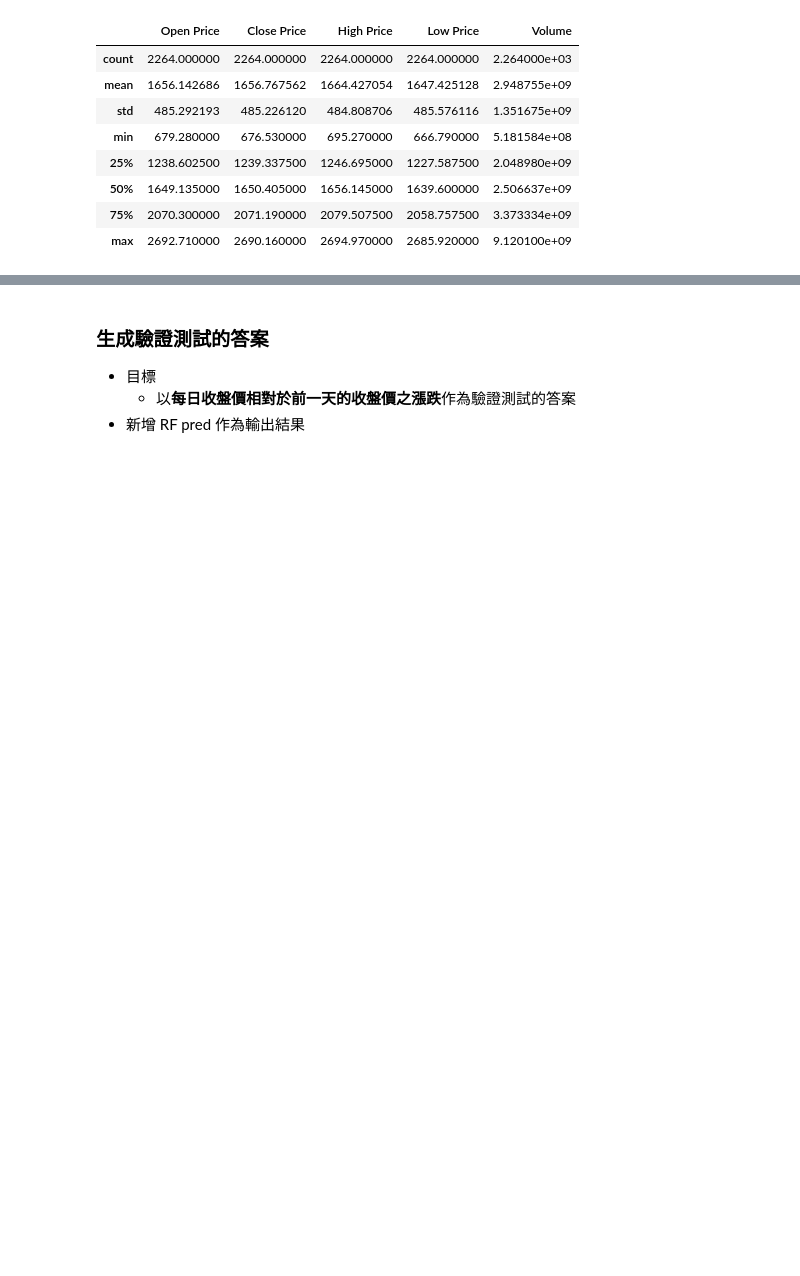
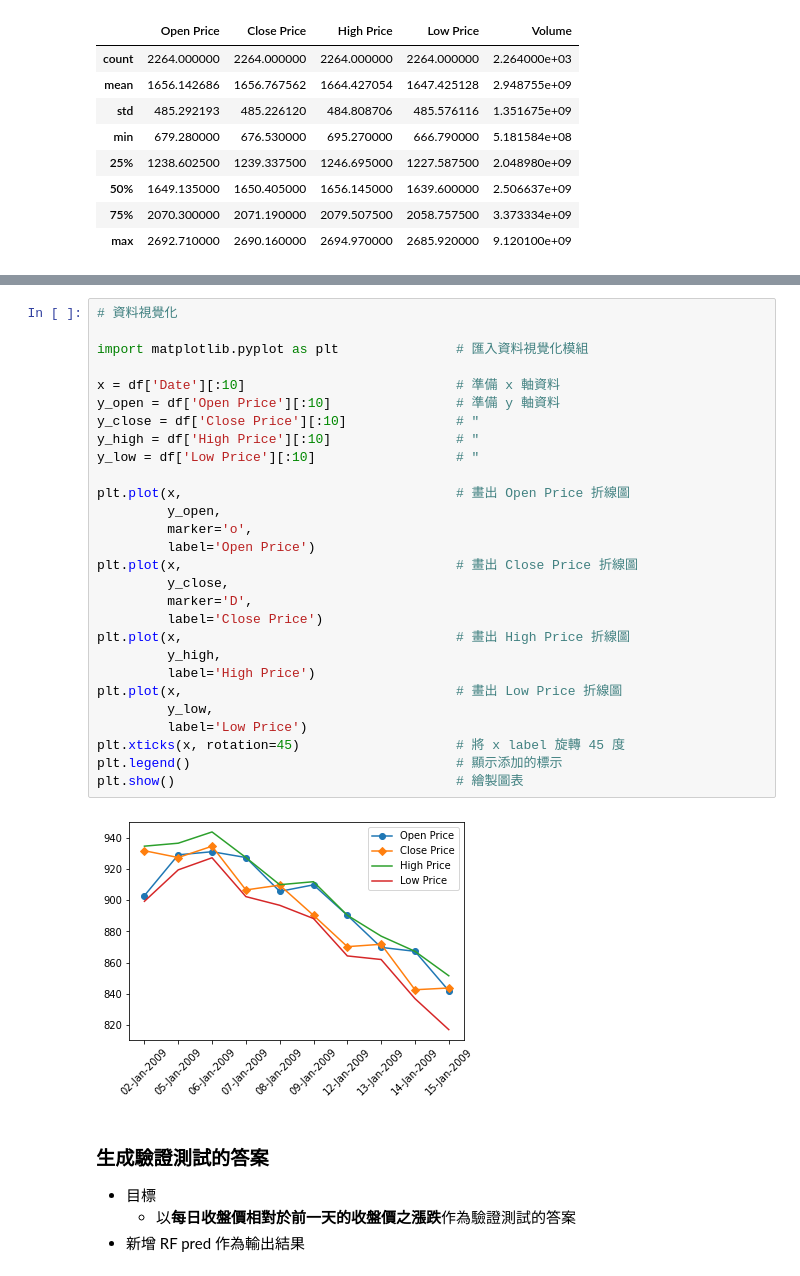
Before and after one commit to Chi-Yun-Lin/FDA_HW3_1, a Jupyter notebook: main.ipynb, the cells around one changed output, grey strips where cells are left out. Cells and saved outputs as stored; diff of their text form; blank space fills up the shorter version.

```diff
--- a/main.ipynb
+++ b/main.ipynb
@@ -117,3 +120,33 @@ df.describe()                                  # 輸出訓練資料統計資訊
+# %%
+# 資料視覺化
+
+import matplotlib.pyplot as plt               # 匯入資料視覺化模組
+
+x = df['Date'][:10]                           # 準備 x 軸資料
+y_open = df['Open Price'][:10]                # 準備 y 軸資料
+y_close = df['Close Price'][:10]              # "
+y_high = df['High Price'][:10]                # "
+y_low = df['Low Price'][:10]                  # "
+
+plt.plot(x,                                   # 畫出 Open Price 折線圖
+         y_open,
+         marker='o',
+         label='Open Price')
+plt.plot(x,                                   # 畫出 Close Price 折線圖
+         y_close,
+         marker='D',
+         label='Close Price')
+plt.plot(x,                                   # 畫出 High Price 折線圖
+         y_high,
+         label='High Price')
+plt.plot(x,                                   # 畫出 Low Price 折線圖
+         y_low,
+         label='Low Price')
+plt.xticks(x, rotation=45)                    # 將 x label 旋轉 45 度
+plt.legend()                                  # 顯示添加的標示
+plt.show()                                    # 繪製圖表
+# %% [output]
+[figure, added]
 # %% [markdown]
 ### 生成驗證測試的答案
 
```
Also changed, not shown: parts of 7 cells of this notebook, 2 other files.
